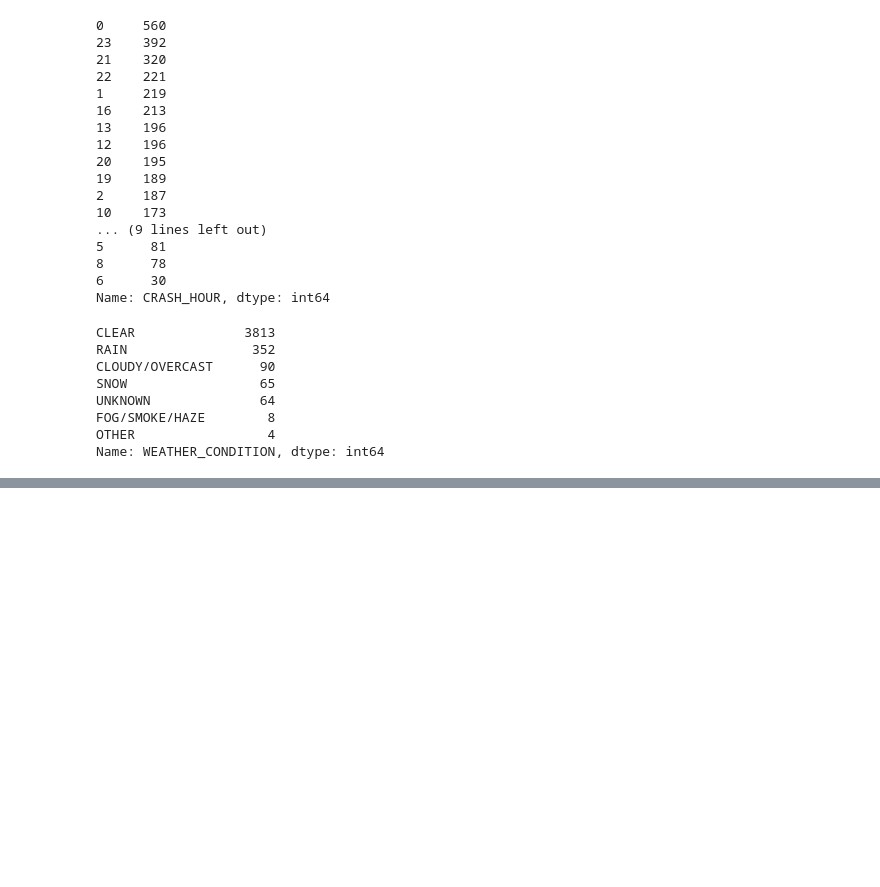
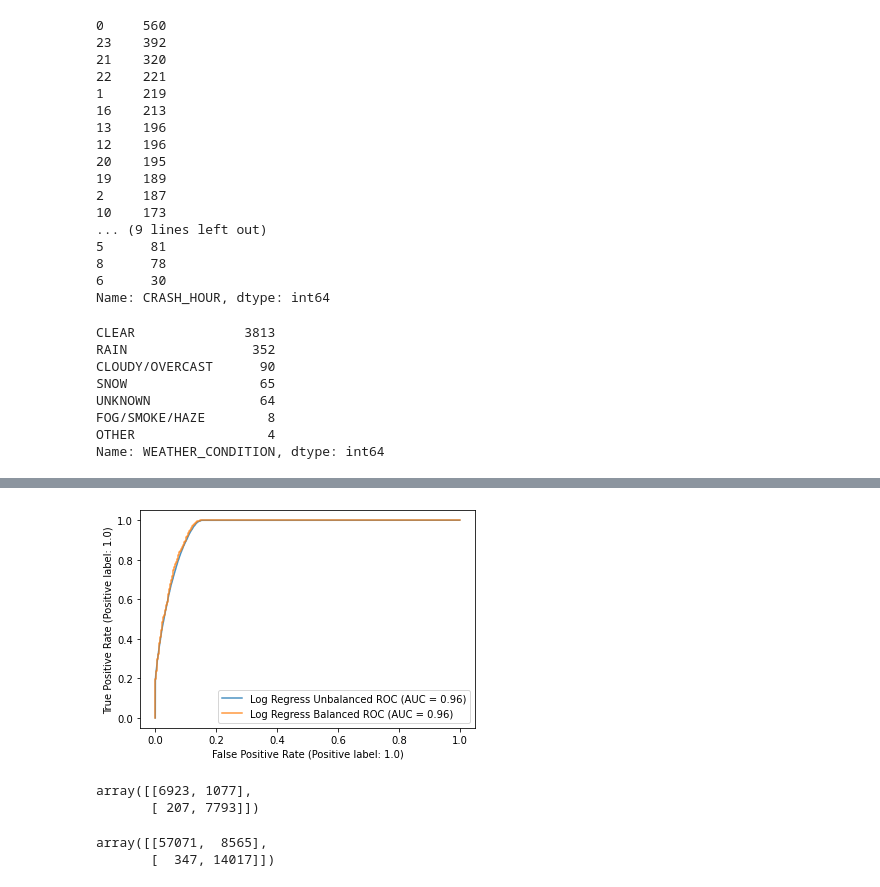
Before and after one commit to shigos/Traffic_Models, a Jupyter notebook: notebook/clean_merge_note.ipynb, the cells around one changed output, grey strips where cells are left out. Drawn from its saved outputs; the diff is of its cells as text; code cells hidden in the pictures; blank space fills up the shorter version.

```diff
--- a/notebook/clean_merge_note.ipynb
+++ b/notebook/clean_merge_note.ipynb
@@ -658,3 +773,12 @@ samp_score
+# %%
+#unbalanced
+ax = plt.gca()
+unbalanced_roc = plot_roc_curve(model, X_test1, y_test1, ax=ax, alpha=0.8,name= 'Log Regress Unbalanced ROC')
+balanced_roc = plot_roc_curve(model, X_test, y_test, ax=ax, alpha=0.8, name = "Log Regress Balanced ROC")
+
+plt.show()
+# %% [output]
+[figure, added]
 # %%
 y = fifty_model['INJURIES_TOTAL']
 X = fifty_model.drop(columns = ['INJURIES_TOTAL'])
@@ -719,0 +794,10 @@ regressor
+# %%
+metrics.confusion_matrix(y_test,y_pred) # Balanced
+# %% [output]
+array([[6923, 1077],
+       [ 207, 7793]])
+# %%
+metrics.confusion_matrix(y_test1,samp_pred1) #Unbalanced
+# %% [output]
+array([[57071,  8565],
+       [  347, 14017]])
```
Also changed, not shown: parts of 68 cells of this notebook, 2 other files.
